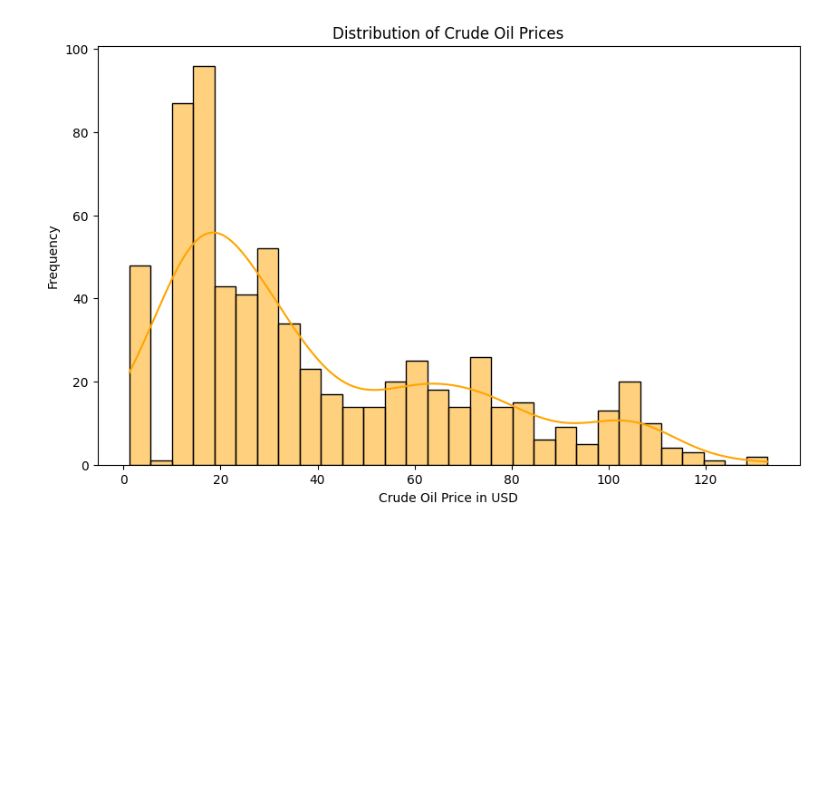
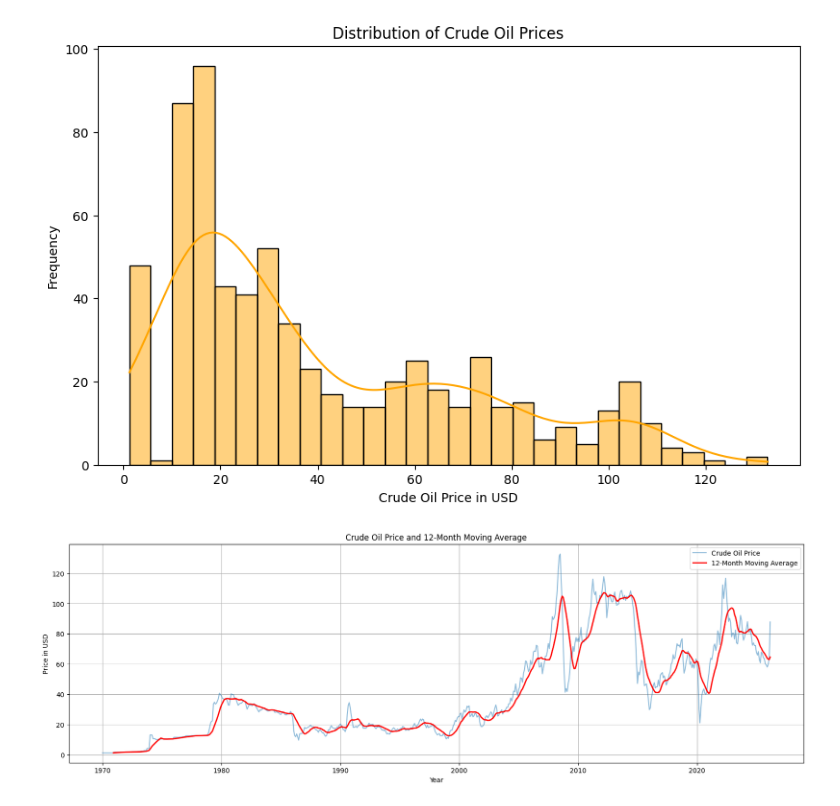
Before and after one commit to nizamshaik498-dotcom/Data-Science-Internship-Tasks-projects, a Jupyter notebook: fuel_price.ipynb, the cells around one changed output. Cells and saved outputs as stored; diff of their text form; code cells hidden in the pictures; blank space fills up the shorter version.

```diff
--- a/fuel_price.ipynb
+++ b/fuel_price.ipynb
@@ -85,3 +85,18 @@ plt.ylabel('Frequency')
 plt.show()
 # %% [output]
 [figure]
+# %%
+#calculating 12-monthmoving average
+df['MA_12']=df['Crude_Oil_Price'].rolling(window=12).mean()
+
+plt.figure(figsize=(20,6))
+plt.plot(df['Date'], df['Crude_Oil_Price'], label='Crude Oil Price', alpha=0.5)
+plt.plot(df['Date'], df['MA_12'], label='12-Month Moving Average', color='red',linewidth=2)
+plt.title('Crude Oil Price and 12-Month Moving Average')
+plt.xlabel("Year")
+plt.ylabel("Price in USD")
+plt.legend()
+plt.grid(True)
+plt.show()
+# %% [output]
+[figure, added]
```
